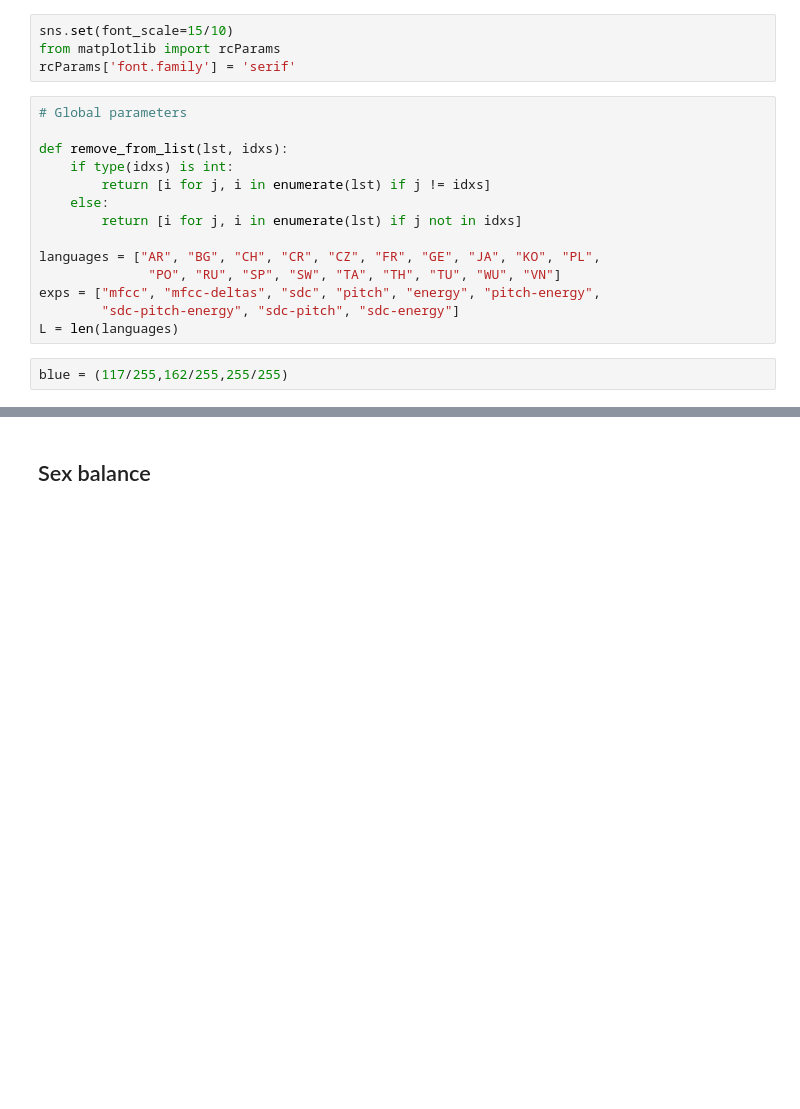
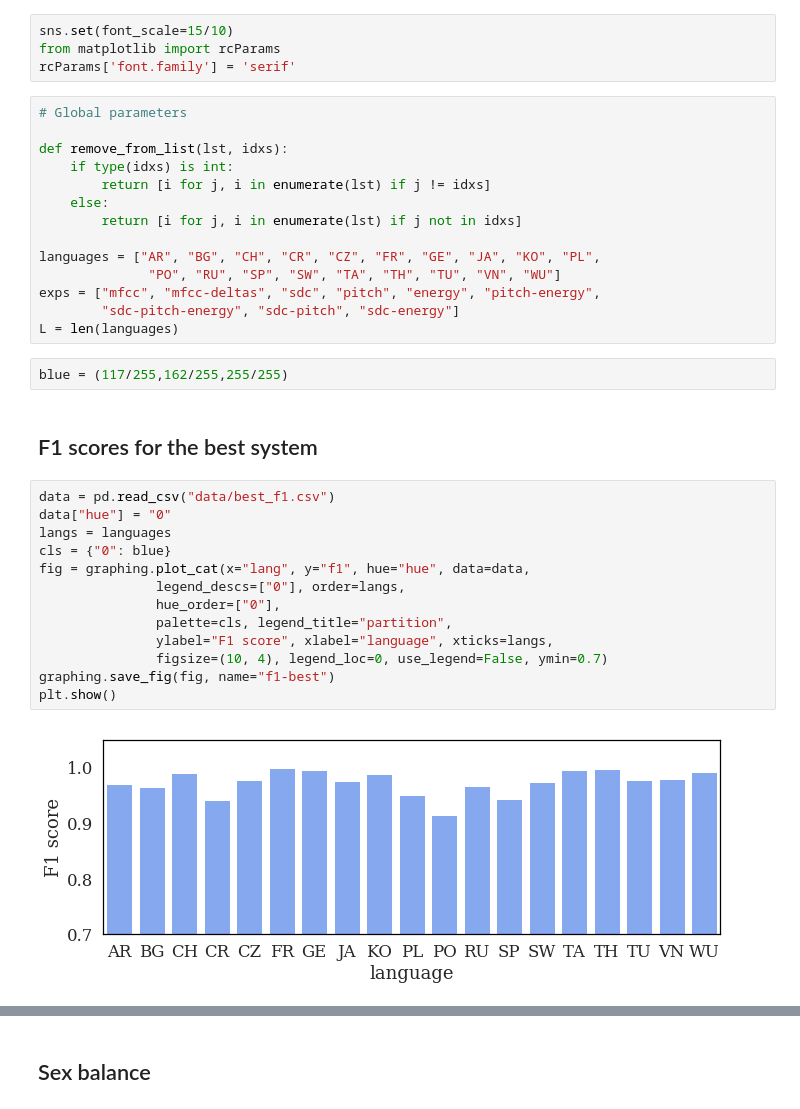
Before and after one commit to samsucik/prosodic-lid-globalphone-dissertation, a Jupyter notebook: graphing/Graphing.ipynb, the cells around one changed output, grey strips where cells are left out. Cells and saved outputs as stored; diff of their text form; blank space fills up the shorter version.

```diff
--- a/graphing/Graphing.ipynb
+++ b/graphing/Graphing.ipynb
@@ -35,9 +35,26 @@ def remove_from_list(lst, idxs):
         return [i for j, i in enumerate(lst) if j not in idxs]
 
 languages = ["AR", "BG", "CH", "CR", "CZ", "FR", "GE", "JA", "KO", "PL",
-              "PO", "RU", "SP", "SW", "TA", "TH", "TU", "WU", "VN"]
+              "PO", "RU", "SP", "SW", "TA", "TH", "TU", "VN", "WU"]
 exps = ["mfcc", "mfcc-deltas", "sdc", "pitch", "energy", "pitch-energy",
         "sdc-pitch-energy", "sdc-pitch", "sdc-energy"]
 L = len(languages)
 # %%
 blue = (117/255,162/255,255/255)
+# %% [markdown]
+## F1 scores for the best system
+# %%
+data = pd.read_csv("data/best_f1.csv")
+data["hue"] = "0"
+langs = languages
+cls = {"0": blue}
+fig = graphing.plot_cat(x="lang", y="f1", hue="hue", data=data,
+               legend_descs=["0"], order=langs,
+               hue_order=["0"],
+               palette=cls, legend_title="partition",
+               ylabel="F1 score", xlabel="language", xticks=langs,
+               figsize=(10, 4), legend_loc=0, use_legend=False, ymin=0.7)
+graphing.save_fig(fig, name="f1-best")
+plt.show()
+# %% [output]
+[figure, added]
```
Also changed, not shown: parts of 6 cells of this notebook, 31 other files.
